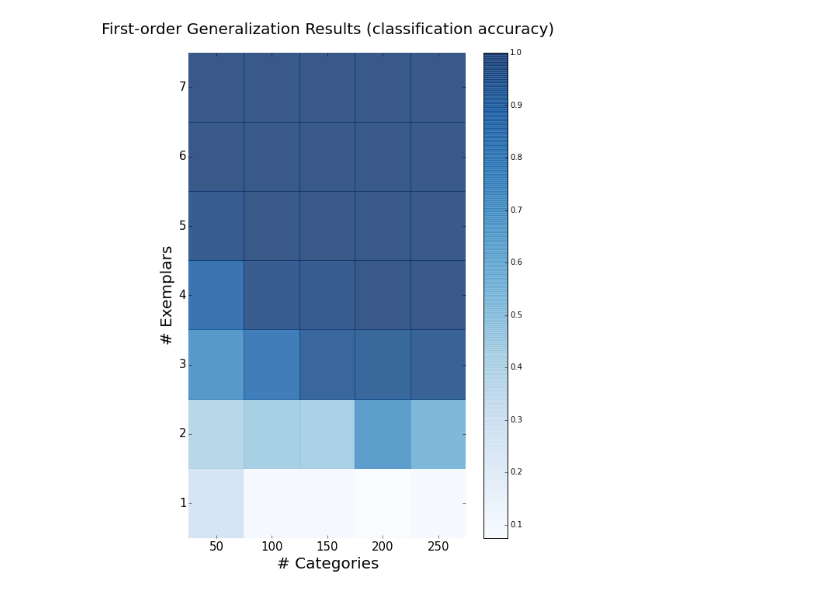
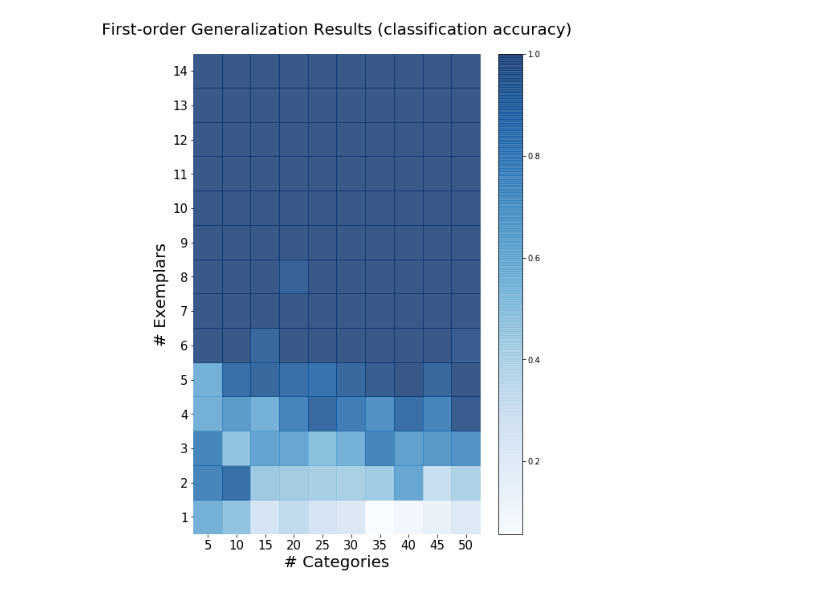
Before and after one commit to rfeinman/learning-to-learn, a Jupyter notebook: notebooks/heatmap.ipynb, the cells around one changed output. Drawn from its saved outputs; the diff is of its cells as text; code cells hidden in the pictures.

```diff
--- a/notebooks/heatmap.ipynb
+++ b/notebooks/heatmap.ipynb
@@ -7,5 +7,7 @@ import matplotlib.pyplot as plt
 import numpy as np
 import pandas as pd
 # %%
-df_first = pd.read_csv('../results/results_firstOrder.csv', index_col=0)
-df_second = pd.read_csv('../results/results_secondOrder.csv', index_col=0)
+df_first1 = pd.read_csv('../results/results_firstOrder1.csv', index_col=0)
+df_first2 = pd.read_csv('../results/results_firstOrder2.csv', index_col=0)
+df_second1 = pd.read_csv('../results/results_secondOrder1.csv', index_col=0)
+df_second2 = pd.read_csv('../results/results_secondOrder2.csv', index_col=0)
@@ -43,12 +32,12 @@ df_second
 # %%
-def plot_heatmap(df, title):
+def plot_heatmap(df, title, size):
     # Plot it out
     fig, ax = plt.subplots()
     heatmap = ax.pcolor(df, cmap=plt.cm.Blues, alpha=0.8)
 
     # Format
     fig = plt.gcf()
-    fig.set_size_inches(8, 11.2)
+    fig.set_size_inches(size[0], size[1])
 
     # turn off the frame
     ax.set_frame_on(False)
@@ -71,6 +60,8 @@ def plot_heatmap(df, title):
 
     plt.colorbar(heatmap)
 # %%
-plot_heatmap(df_first, title='First-order Generalization Results (classification accuracy)')
+plot_heatmap(df_first1,
+             title='First-order Generalization Results (classification accuracy)',
+             size=(8, 11))
 # %% [output]
-[figure, old version]
+[figure, new version]
```
Also changed, not shown: parts of 7 cells of this notebook, 1 other file.
